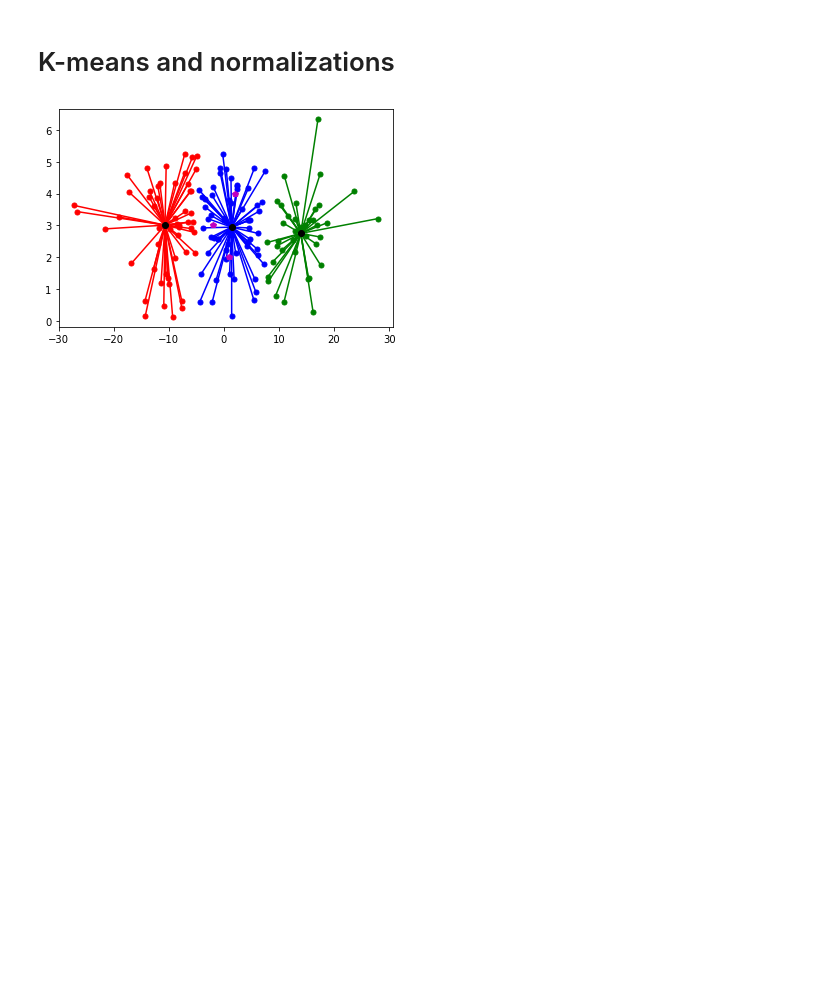
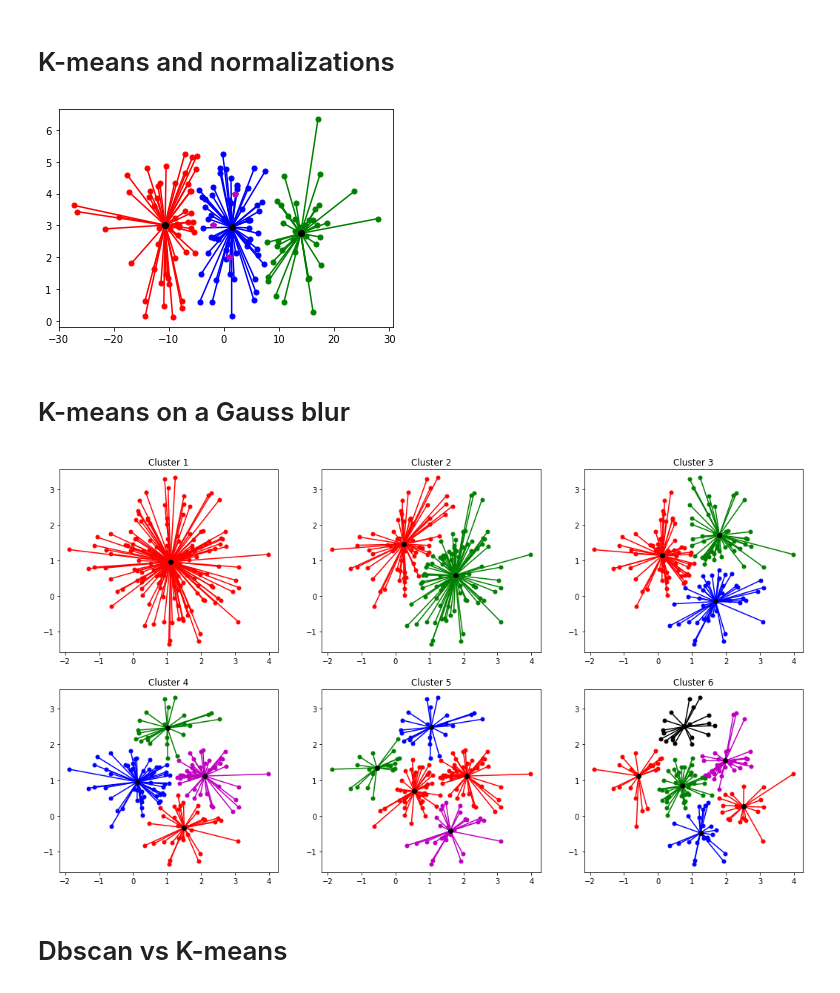
Before and after one commit to aurimas12/unsupervising-learning-task, a Jupyter notebook: notes.ipynb, the cells around one changed output. Drawn from its saved outputs; the diff is of its cells as text; code cells hidden in the pictures; blank space fills up the shorter version.

Commit message:
task: K-means on a Gauss blur

```diff
--- a/notes.ipynb
+++ b/notes.ipynb
@@ -1027,3 +1027,82 @@ plt.plot(C[0],C[1],'mp')
 plt.show()
 # %% [output]
 [figure]
+# %% [markdown]
+# K-means on a Gauss blur
+# %%
+# parameters
+N=50
+
+# create randomly centroids of cluster
+A=[1,1]
+
+# generate 3 different datasets
+a=[A[0]+np.random.randn(N),A[1]+np.random.randn(N)]
+b=[A[0]+np.random.randn(N),A[1]+np.random.randn(N)]
+c=[A[0]+np.random.randn(N),A[1]+np.random.randn(N)]
+
+data=np.transpose(np.concatenate((a,b,c),axis=1))
+
+# create kmeans model function
+def kmeans_model(cluster):
+    # Kmeans model
+    kmeans=KMeans(n_clusters=cluster)
+    kmeans=kmeans.fit(data)
+
+    groupidx=kmeans.predict(data)
+
+    # centroids
+    cents=kmeans.cluster_centers_
+    return kmeans,groupidx,cents
+
+lineColors='rgbmrkbgm'
+
+# plot
+fig,ax=plt.subplots(2,3,figsize=(18,10))
+# Cluster 1
+kmeans,groupidx,cents=kmeans_model(1)
+ax[0][0].set_title('Cluster 1')
+for i in range(0,len(data)):
+    ax[0][0].plot([data[i,0],cents[groupidx[i],0]],[data[i,1],cents[groupidx[i],1]],lineColors[groupidx[i]],marker='o',markersize=5)
+ax[0][0].plot(cents[:,0],cents[:,1],'ko')
+
+# Cluster 2
+kmeans,groupidx,cents=kmeans_model(2)
+ax[0][1].set_title('Cluster 2')
+for i in range(0,len(data)):
+    ax[0][1].plot([data[i,0],cents[groupidx[i],0]],[data[i,1],cents[groupidx[i],1]],lineColors[groupidx[i]],marker='o',markersize=5)
+ax[0][1].plot(cents[:,0],cents[:,1],'ko')
+
+# Cluster 3
+kmeans,groupidx,cents=kmeans_model(3)
+ax[0][2].set_title('Cluster 3')
+for i in range(0,len(data)):
+    ax[0][2].plot([data[i,0],cents[groupidx[i],0]],[data[i,1],cents[groupidx[i],1]],lineColors[groupidx[i]],marker='o',markersize=5)
+ax[0][2].plot(cents[:,0],cents[:,1],'ko')
+
+# Cluster 4
+kmeans,groupidx,cents=kmeans_model(4)
+ax[1][0].set_title('Cluster 4')
+for i in range(0,len(data)):
+    ax[1][0].plot([data[i,0],cents[groupidx[i],0]],[data[i,1],cents[groupidx[i],1]],lineColors[groupidx[i]],marker='o',markersize=5)
+ax[1][0].plot(cents[:,0],cents[:,1],'ko')
+
+# Cluster 5
+kmeans,groupidx,cents=kmeans_model(5)
+ax[1][1].set_title('Cluster 5')
+for i in range(0,len(data)):
+    ax[1][1].plot([data[i,0],cents[groupidx[i],0]],[data[i,1],cents[groupidx[i],1]],lineColors[groupidx[i]],marker='o',markersize=5)
+ax[1][1].plot(cents[:,0],cents[:,1],'ko')
+
+# Cluster 6
+kmeans,groupidx,cents=kmeans_model(6)
+ax[1][2].set_title('Cluster 6')
+for i in range(0,len(data)):
+    ax[1][2].plot([data[i,0],cents[groupidx[i],0]],[data[i,1],cents[groupidx[i],1]],lineColors[groupidx[i]],marker='o',markersize=5)
+ax[1][2].plot(cents[:,0],cents[:,1],'ko')
+
+plt.show()
+# %% [output]
+[figure, added]
+# %% [markdown]
+# Dbscan vs K-means
```
